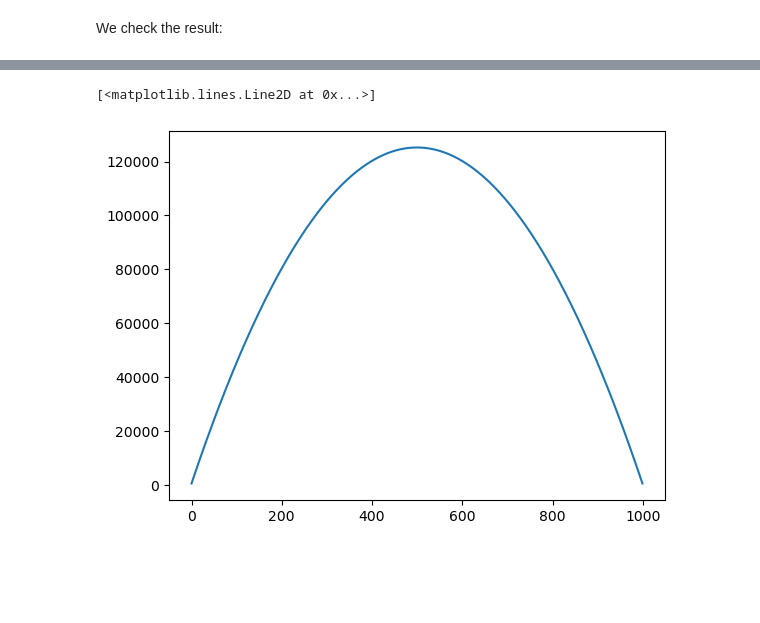
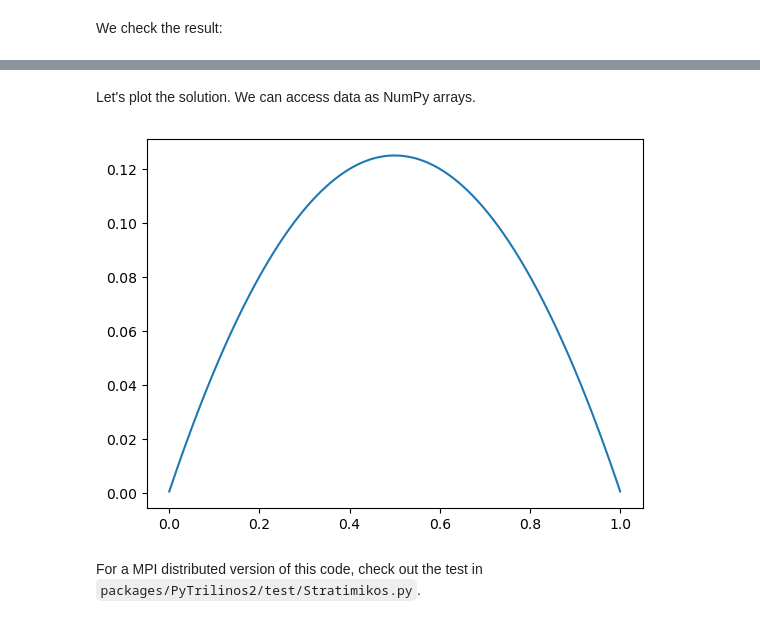
Before and after one commit to trilinos/pytrilinos2_container, a Jupyter notebook: notebooks/PyTrilinos2.ipynb, the cells around one changed output, grey strips where cells are left out. Drawn from its saved outputs; the diff is of its cells as text; code cells hidden in the pictures; blank space fills up the shorter version.

```diff
--- a/notebooks/PyTrilinos2.ipynb
+++ b/notebooks/PyTrilinos2.ipynb
@@ -57,0 +169,7 @@ $$A x = b$$
+# %%
+numRows = 1000
+tpetra_map = Tpetra.Map[()](numGlobalElements=numRows,
+                            numLocalElements=numRows,
+                            indexBase=0,
+                            comm=comm)
+tpetra_map.describe(out)
@@ -59,32 +191,27 @@ $$A x = b$$
 def assemble1DLaplacian(rowmap):
     from PyTrilinos2 import Tpetra
 
+    dx = 1/(rowmap.getGlobalNumElements()+1)
     A = Tpetra.CrsMatrix[()](rowmap, 3)
     for lid in range(rowmap.getMinLocalIndex(), rowmap.getMaxLocalIndex()+1):
         gid = rowmap.getGlobalElement(lid)
+        # matrix stencil [-1 2 -1] / dx^2
         indices = [gid]
-        vals = [2.]
-        if gid > 0:
+        vals = [2./dx**2]
+        if gid != rowmap.getMinAllGlobalIndex():
             indices.append(gid-1)
-            vals.append(-1.)
-        if gid < rowmap.getMaxAllGlobalIndex():
+            vals.append(-1./dx**2)
+        if gid != rowmap.getMaxAllGlobalIndex():
             indices.append(gid+1)
-            vals.append(-1.)
+            vals.append(-1./dx**2)
         A.insertGlobalValues(gid, indices, vals)
     A.fillComplete()
     return A
 
-numRows = 1000
-tpetra_map = Tpetra.Map[()](numGlobalElements=numRows, numLocalElements=numRows, indexBase=0, comm=comm)
 tpetra_A = assemble1DLaplacian(tpetra_map)
 
 tpetra_b = Tpetra.Vector['double'](tpetra_A.getRangeMap())
+tpetra_b.putScalar(1.0)
+
 tpetra_x = Tpetra.Vector['double'](tpetra_A.getDomainMap())
-tpetra_b.putScalar(1.0)
 tpetra_x.putScalar(0.0)
-
-# compute the residual and check that x does not solve the system already
-tpetra_residual = Tpetra.Vector['double'](tpetra_A.getRangeMap())
-tpetra_A.apply(tpetra_x, tpetra_residual)
-tpetra_residual.update(1.0, tpetra_b, -1.0)
-print(r'|Ax-b|_2 =', tpetra_residual.norm2())
@@ -240,0 +503,2 @@ array([   500.,    999.,   1497.,   1994.,   2490.,   2985.,   3479.,
+# %% [markdown]
+Let's plot the solution. We can access data as NumPy arrays.
@@ -241,5 +509,7 @@ array([   500.,    999.,   1497.,   1994.,   2490.,   2985.,   3479.,
 # %%
-plt.plot(tpetra_x.getLocalViewHost())
+plt.plot(np.linspace(0,1,tpetra_map.getGlobalNumElements()),
+         tpetra_x.getLocalViewHost());
 # %% [output]
-[<matplotlib.lines.Line2D at 0x...>]
-[figure, old version]
+[figure, new version]
+# %% [markdown]
+For a MPI distributed version of this code, check out the test in `packages/PyTrilinos2/test/Stratimikos.py`.
```
Also changed, not shown: parts of 47 cells of this notebook, 6 other files.
